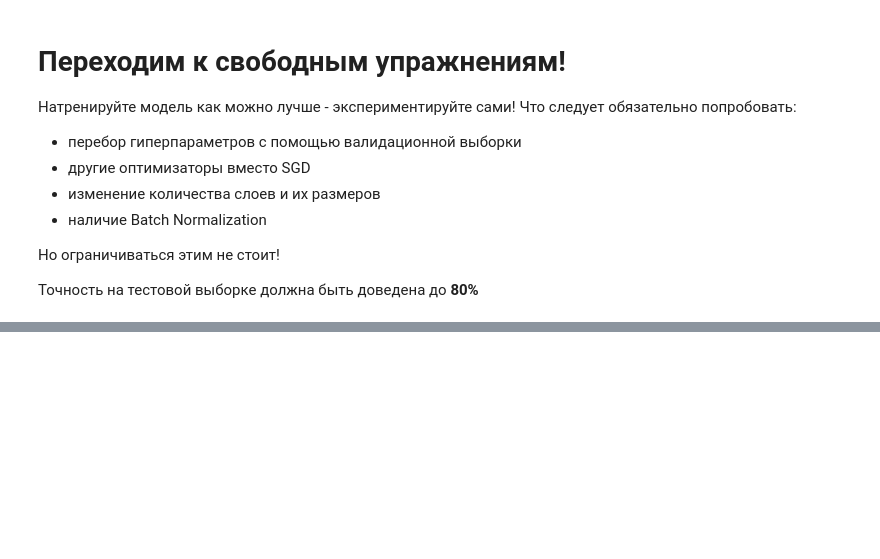
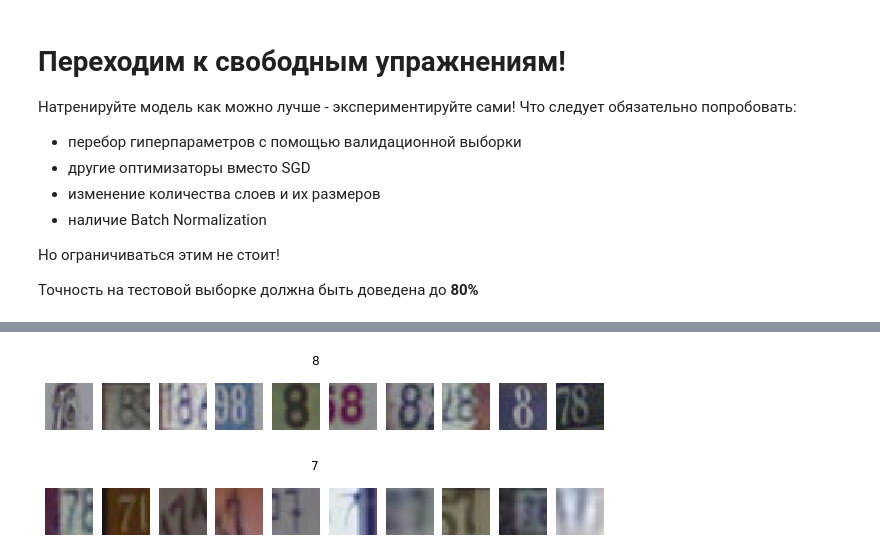
Before and after one commit to K1t1k/dlcourse_ai, a Jupyter notebook: assignments/assignment2/PyTorch.ipynb, the cells around one changed output, grey strips where cells are left out. Saved outputs shown, nothing was run; the diff lists cells and outputs as text; code cells hidden in the pictures; blank space fills up the shorter version.

```diff
--- a/assignments/assignment2/PyTorch.ipynb
+++ b/assignments/assignment2/PyTorch.ipynb
@@ -380,0 +572,6 @@ print("Test accuracy: %2.4f" % test_accuracy)
+# %%
+visualize_predicted_actual(6, 8, predictions, gt, np.array(val_indices), data_train_images)
+visualize_predicted_actual(1, 7, predictions, gt, np.array(val_indices), data_train_images)
+# %% [output]
+[figure, added]
+[figure, added]
```
Also changed, not shown: parts of 19 cells of this notebook, 1 other file.
